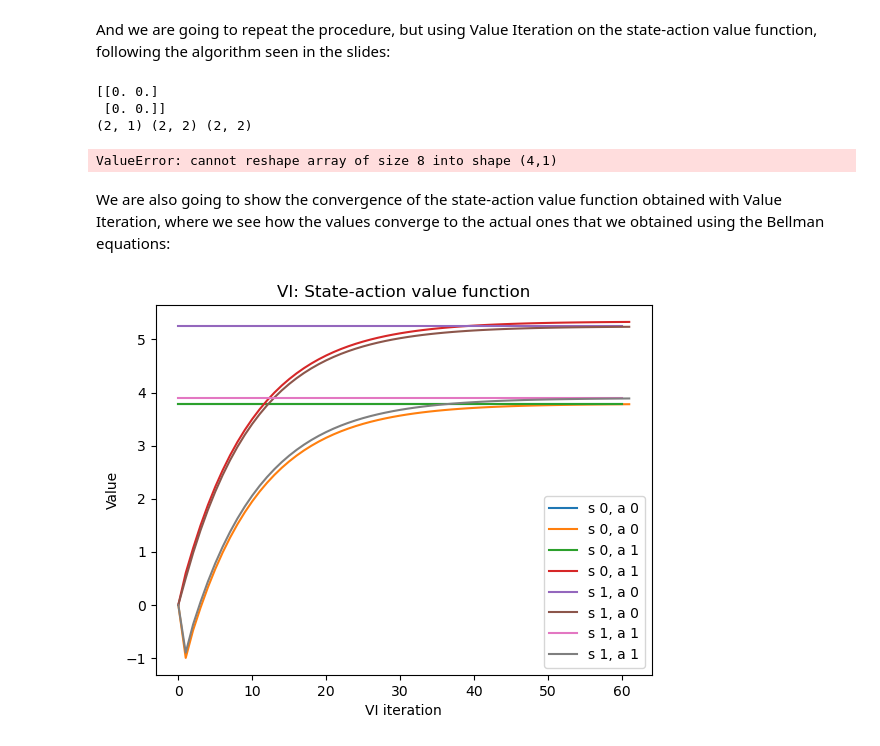
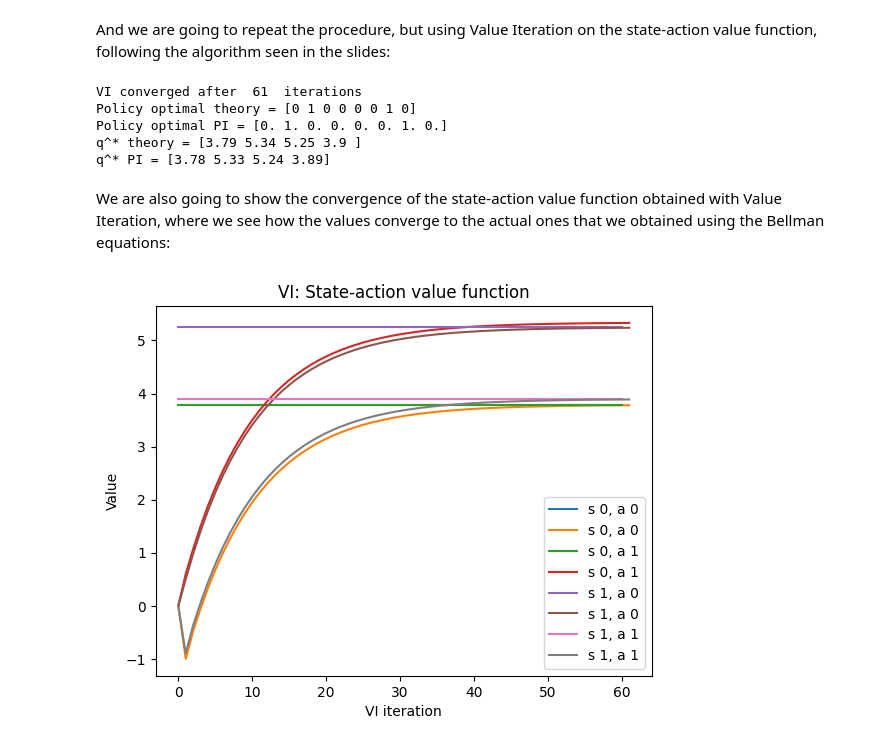
Before and after one commit to Aralk42/Reinforcement-Learning, a Jupyter notebook: jparras_github/Classic Examples/value_iteration.ipynb, the cells around one changed output. Drawn from its saved outputs; the diff is of its cells as text; code cells hidden in the pictures.

Commit message:
Value iteration and  grid world done.

```diff
--- a/jparras_github/Classic Examples/value_iteration.ipynb
+++ b/jparras_github/Classic Examples/value_iteration.ipynb
@@ -45,7 +45,7 @@ v_vi = [np.zeros((n_states, 1))]  # Randomly initiate the value function
 # First, obtain the optimal V function
 #pi_flat = np.sum(pi_opt,axis=0)
 while delta > threshold:
-    delta = 0
+    #delta = 0
 
     # To be filled by the student
     v = v_vi[i].copy()
@@ -117,10 +117,10 @@ while delta > threshold:
 
     # To be filled by the student
     q = q_vi[i].copy()
-    print(q)
-    print( Ru.shape, Pu.shape,q.shape)
-    q_vi.append(np.array([Ru + gamma * Pu * max(q[0]), Rm + gamma * Pm * max(q[1])]).reshape(4,1))
-    delta = max(abs(q_vi[-1][0]-q[0]),abs(q_vi[-1][1]-q[1]))
+    #print(q)
+    #print( Ru.shape, Pu.shape,np.max(q, axis = 0).shape)
+    q_vi.append(np.array([Ru + gamma * Pu @ np.max(q, axis = 1).reshape(2,1), Rm + gamma * Pm @ np.max(q, axis = 1).reshape(2,1)]))
+    delta = max(abs(q_vi[-1].flatten()-q.flatten()))
 
     i += 1
 # Now, obtain the optimal policy
@@ -136,21 +136,22 @@ with np.printoptions(precision=2, suppress=True):  # Print the values obtained
     print(f"q^* theory = {q_opt}")
     print(f"q^* PI = {q_vi[-1].flatten()}")
 # %% [output]
-[[0. 0.]
- [0. 0.]]
-(2, 1) (2, 2) (2, 2)
+VI converged after  61  iterations
+Policy optimal theory = [0 1 0 0 0 0 1 0]
+Policy optimal PI = [0. 1. 0. 0. 0. 0. 1. 0.]
+q^* theory = [3.79 5.34 5.25 3.9 ]
+q^* PI = [3.78 5.33 5.24 3.89]
-ValueError: cannot reshape array of size 8 into shape (4,1)
 # %% [markdown]
 We are also going to show the convergence of the state-action value function obtained with Value Iteration, where we see how the values converge to the actual ones that we obtained using the Bellman equations:
 # %%
 for s in range(n_states):
     for a in range(n_actions):
         plt.plot(q_opt[s * n_actions + s * a] * np.ones((i,)), label='s ' + str(s) + ', a ' + str(a))
-        plt.plot([q[s,a] for q in q_vi], label='s ' + str(s) + ', a ' + str(a))
+        plt.plot([q[s,a].flatten() for q in q_vi], label='s ' + str(s) + ', a ' + str(a))
 plt.legend(loc='best')
 plt.xlabel('VI iteration')
 plt.ylabel('Value')
 plt.title('VI: State-action value function')
 plt.show()
 # %% [output]
-[figure, old version]
+[figure, new version]
```
Also changed, not shown: 3 other files.
